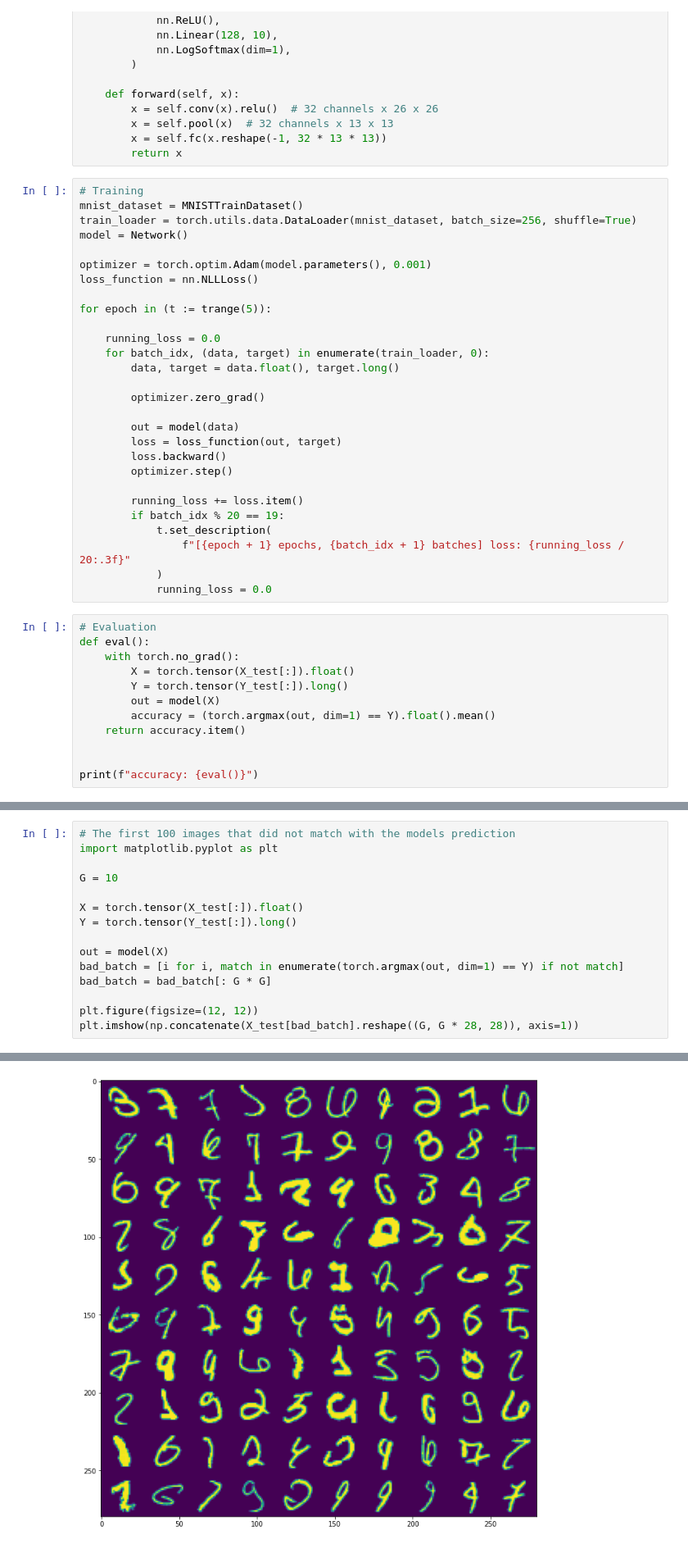
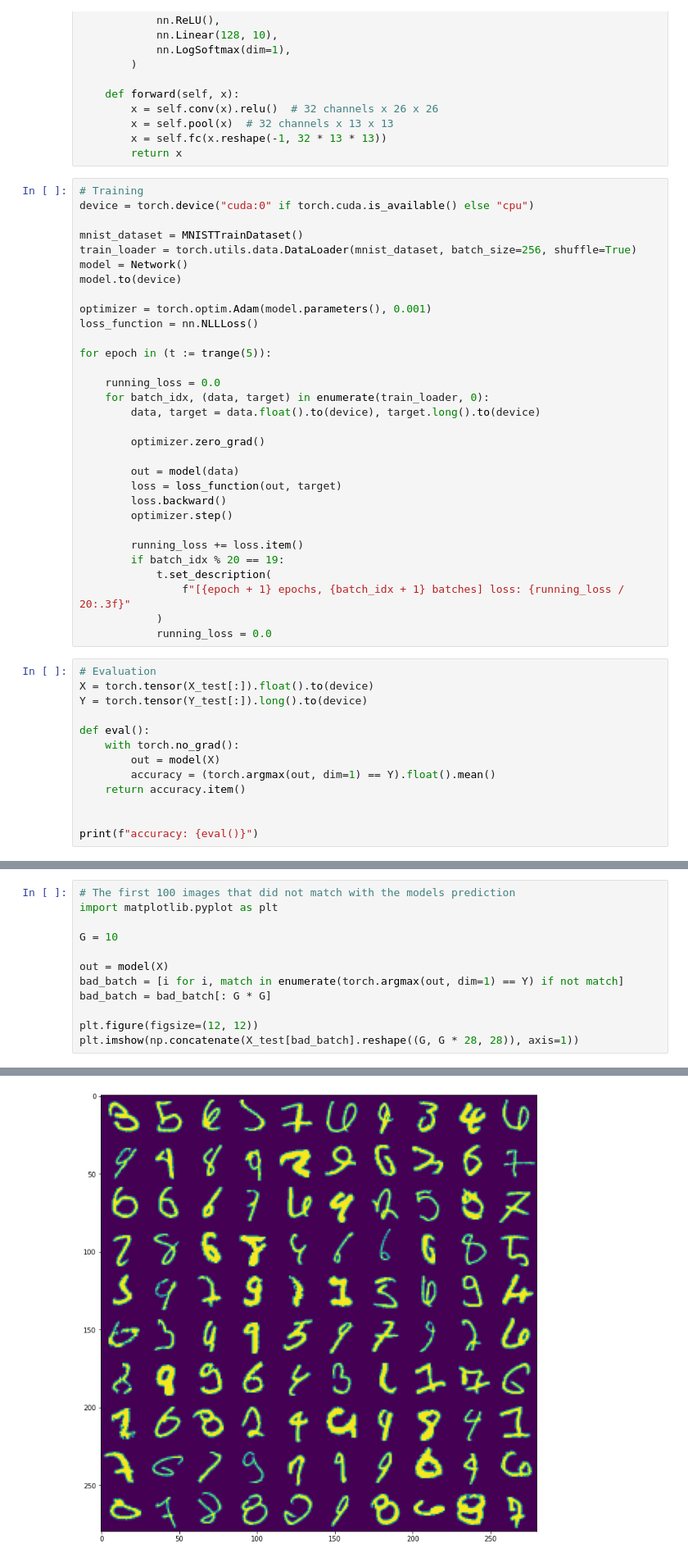
Before and after one commit to andraspalasti/notebooks, a Jupyter notebook: mnist_conv.ipynb, the cells around one changed output, grey strips where cells are left out. Shown at 82% size. Saved outputs shown, nothing was run; the diff lists cells and outputs as text.

Commit message:
supports cuda

```diff
--- a/mnist_conv.ipynb
+++ b/mnist_conv.ipynb
@@ -40,9 +40,12 @@ class Network(nn.Module):
         return x
 # %%
 # Training
+device = torch.device("cuda:0" if torch.cuda.is_available() else "cpu")
+
 mnist_dataset = MNISTTrainDataset()
 train_loader = torch.utils.data.DataLoader(mnist_dataset, batch_size=256, shuffle=True)
 model = Network()
+model.to(device)
 
 optimizer = torch.optim.Adam(model.parameters(), 0.001)
 loss_function = nn.NLLLoss()
@@ -51,7 +54,7 @@ for epoch in (t := trange(5)):
 
     running_loss = 0.0
     for batch_idx, (data, target) in enumerate(train_loader, 0):
-        data, target = data.float(), target.long()
+        data, target = data.float().to(device), target.long().to(device)
 
         optimizer.zero_grad()
 
@@ -68,10 +71,11 @@ for epoch in (t := trange(5)):
             running_loss = 0.0
 # %%
 # Evaluation
+X = torch.tensor(X_test[:]).float().to(device)
+Y = torch.tensor(Y_test[:]).long().to(device)
+
 def eval():
     with torch.no_grad():
-        X = torch.tensor(X_test[:]).float()
-        Y = torch.tensor(Y_test[:]).long()
         out = model(X)
         accuracy = (torch.argmax(out, dim=1) == Y).float().mean()
     return accuracy.item()
@@ -83,18 +87,15 @@ accuracy: 0.9821000099182129
 # %%
 # The first 100 images that did not match with the models prediction
 import matplotlib.pyplot as plt
 
 G = 10
-
-X = torch.tensor(X_test[:]).float()
-Y = torch.tensor(Y_test[:]).long()
 
 out = model(X)
 bad_batch = [i for i, match in enumerate(torch.argmax(out, dim=1) == Y) if not match]
 bad_batch = bad_batch[: G * G]
 
 plt.figure(figsize=(12, 12))
 plt.imshow(np.concatenate(X_test[bad_batch].reshape((G, G * 28, 28)), axis=1))
 # %% [output]
 <matplotlib.image.AxesImage at 0x...>
-[figure, old version]
+[figure, new version]
```
Also changed, not shown: parts of 1 cell of this notebook.
